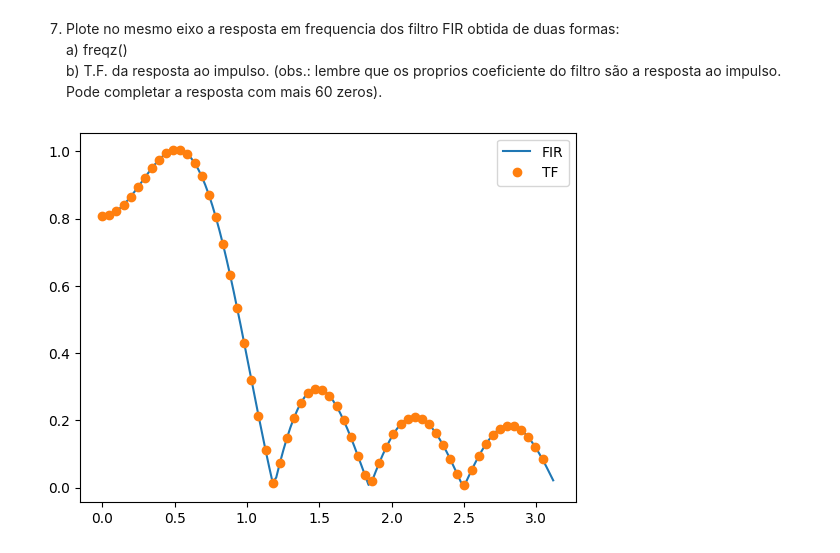
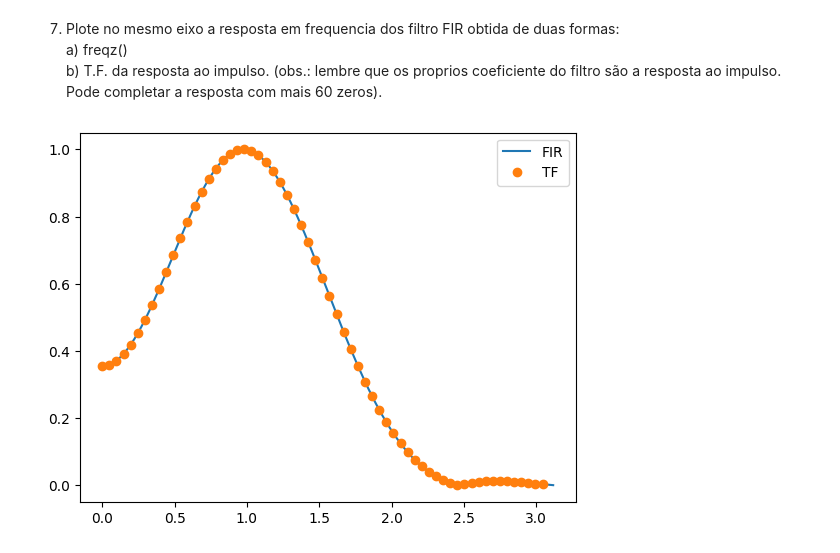
Before and after one commit to Je-Leo-AS/PDS, a Jupyter notebook: lab12/Lab-Filtragem 2.ipynb, the cells around one changed output. Cells and saved outputs as stored; diff of their text form; code cells hidden in the pictures.

```diff
--- a/lab12/Lab-Filtragem 2.ipynb
+++ b/lab12/Lab-Filtragem 2.ipynb
@@ -42,10 +42,10 @@ $f_0 = \frac{10}{N}$
 
 $w_0 = 2\pi \cdot f_0 = 2\pi \cdot \frac{10}{N}$
 # %%
-w_esperado = 2*pi*10/N
-wind = [w_esperado*1.8,w_esperado*2.]
+w_esperado = 2*pi*20/N
+wind = [2*pi*15/N,2*pi*25/N]
 ordem = 9+1
-filter_windows = firwin(ordem, wind, window='boxcar',pass_zero=False, nyq=2*pi)
+filter_windows = firwin(ordem, wind, window='hamming',pass_zero=False, nyq=pi)
 w, h = freqz(filter_windows,1 , N)
 plot(w, abs(h), label=("FIR ordem 9"))
 plt.axvline(w_esperado, color='r', linestyle='--', label='Frequência desejada ')
@@ -111,11 +111,11 @@ O filtro IRR butter
 a) freqz() <br>
 b) T.F. da resposta ao impulso. (obs.: lembre que os proprios coeficiente do filtro são a resposta ao impulso. Pode completar a resposta com mais 60 zeros).
 # %%
-impulso = concatenate((ones(1),zeros(127))) #preenchendo com o dobro de zeros para usar de exemplo, a aluna Paula em sala de aula alterou seu código diminuindo a quantia de pontos para a TF, aqui aumentei para visualizar o impacto gerado nas extremidades do sinal
+impulso = concatenate((ones(1),zeros(127)))
 filtro = lfilter(filter_windows ,1, impulso)
 plt.plot(w, abs(h), label = 'FIR')
-plt.plot(2*w[0:63], abs(fft(filtro)[0:63]), 'o', label = 'TF')
+plt.plot(2*w[:63], abs(fft(filtro)[:63]), 'o', label = 'TF')
 plt.legend()
 plt.show()
 # %% [output]
-[figure, old version]
+[figure, new version]
```
Also changed, not shown: parts of 5 cells of this notebook.
